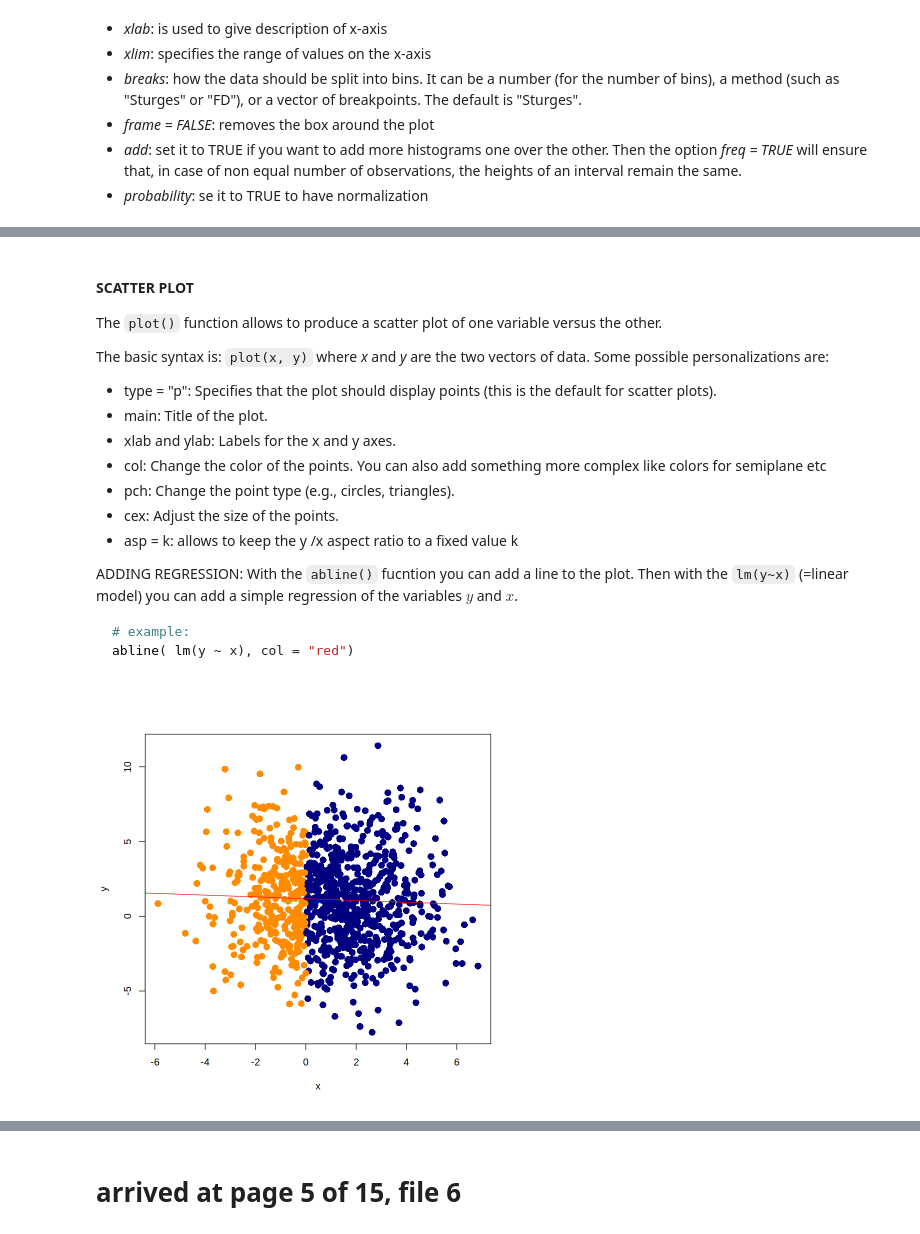
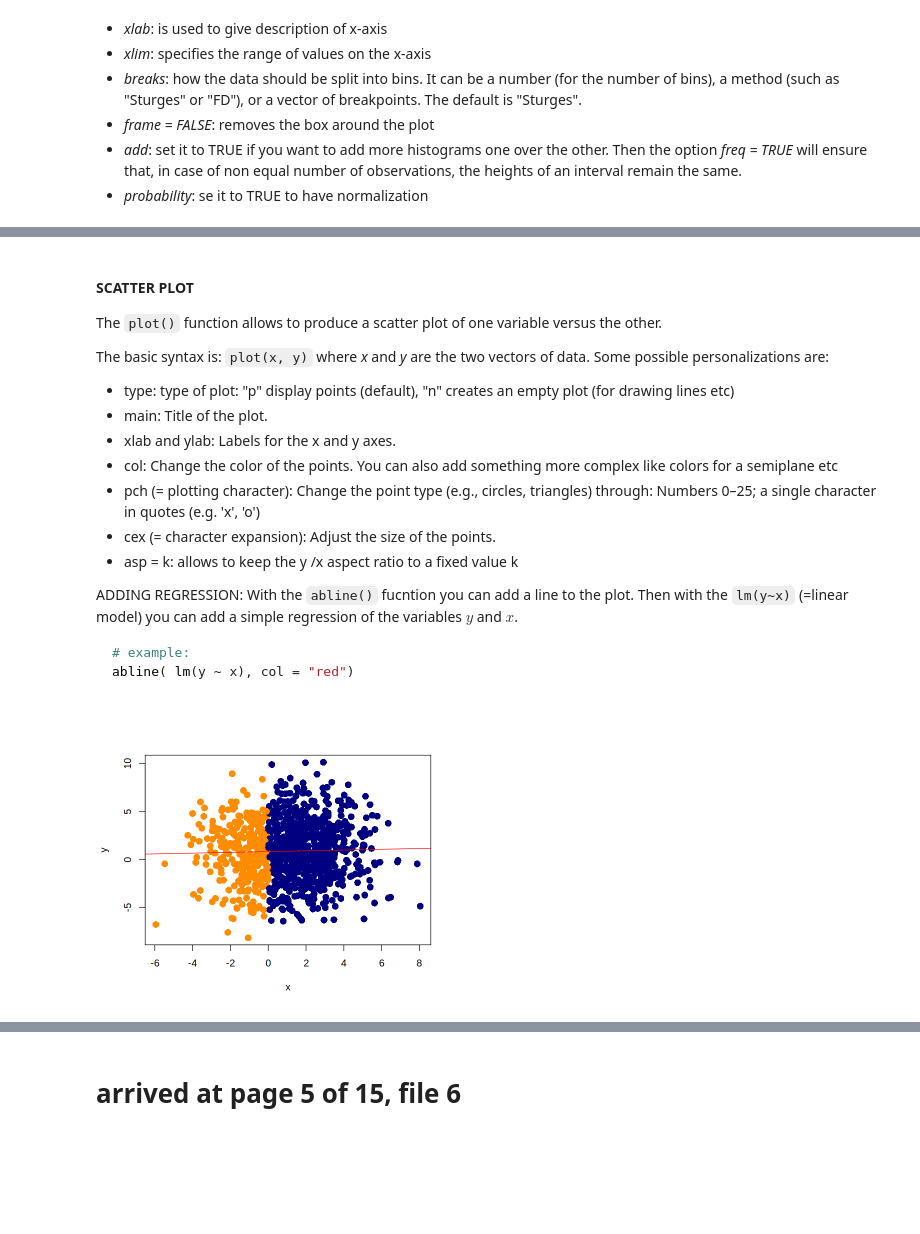
Before and after one commit to seccobenedetto/coding_tutorials, a Jupyter notebook: R.ipynb, the cells around one changed output, grey strips where cells are left out. Cells and saved outputs as stored; diff of their text form; code cells hidden in the pictures; blank space fills up the shorter version.

````diff
--- a/R.ipynb
+++ b/R.ipynb
@@ -1089,12 +1137,12 @@ The `plot()` function allows to produce a scatter plot of one variable versus th
 
 The basic syntax is: `plot(x, y)` where *x* and *y* are the two vectors of data.
 Some possible personalizations are:
-* type = "p": Specifies that the plot should display points (this is the default for scatter plots).
+* type: type of plot: "p" display points (default), "n" creates an empty plot (for drawing lines etc)
 * main: Title of the plot.
 * xlab and ylab: Labels for the x and y axes.
-* col: Change the color of the points. You can also add something more complex like colors for semiplane etc
-* pch: Change the point type (e.g., circles, triangles).
-* cex: Adjust the size of the points.
+* col: Change the color of the points. You can also add something more complex like colors for a semiplane etc
+* pch (= plotting character): Change the point type (e.g., circles, triangles) through: Numbers 0–25; a single character in quotes (e.g. 'x', 'o')
+* cex (= character expansion): Adjust the size of the points.
 * asp = k: allows to keep the y /x aspect ratio to a fixed value k
 
 ADDING REGRESSION:
@@ -1104,10 +1152,12 @@ With the `abline()` fucntion you can add a line to the plot. Then with the `lm(y
 abline( lm(y ~ x), col = "red")
 ```
 # %%
+options(repr.plot.width = 6, repr.plot.height = 5)
+
 x <- rnorm( 1000, 1, 2)
 y <- rnorm( 1000, 1, 3)
 
 plot(x, y, pch = 16, cex = 1.5, col = ifelse ( x > 0 , " navy " , " darkorange " ) )
 abline(lm(y ~ x), col = "red")  # Adds a linear regression line in red
 # %% [output]
-[figure, old version]
+[figure, new version]
````
Also changed, not shown: parts of 25 cells of this notebook.
